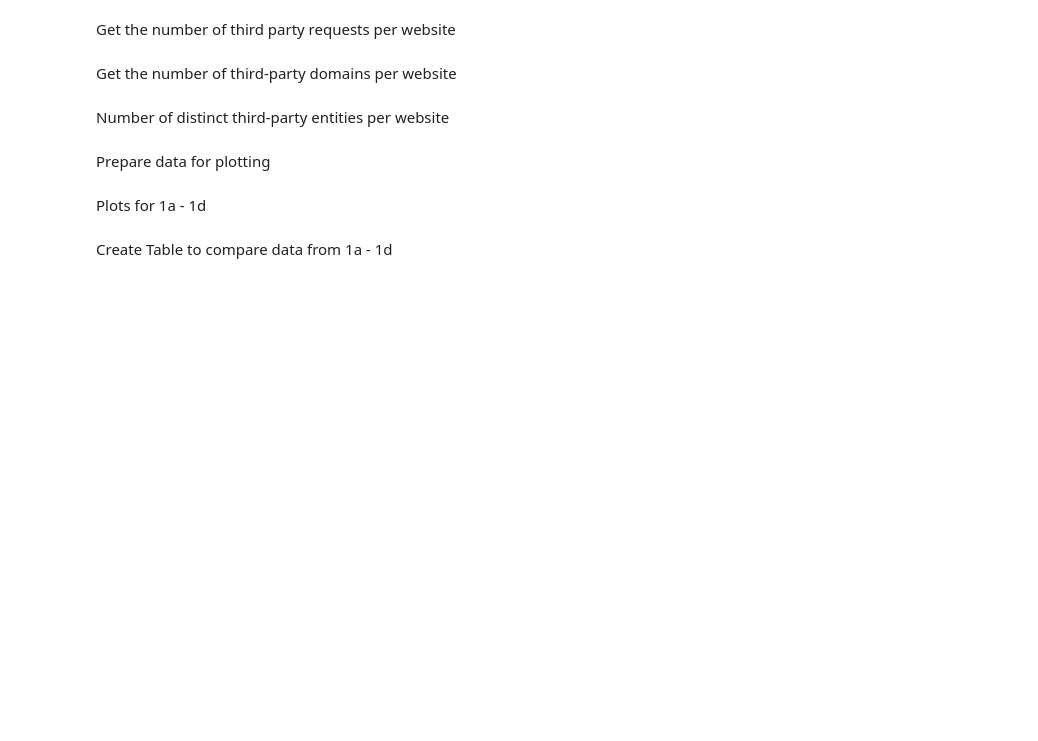
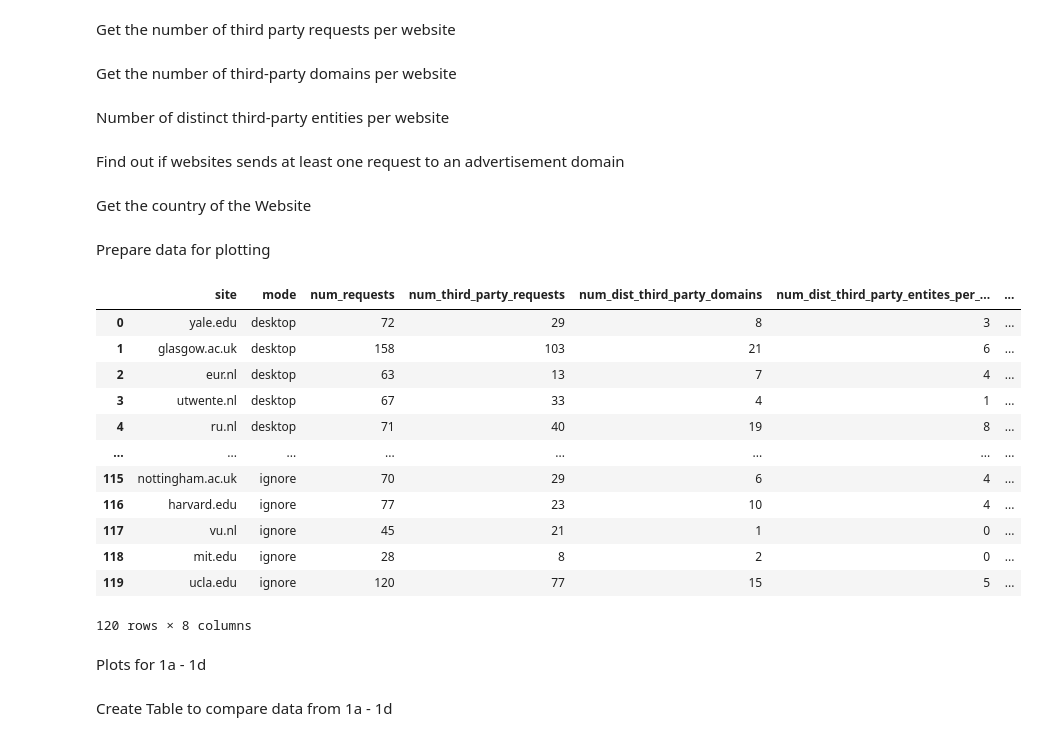
Before and after one commit to erikaw1644/OnlineTrackingAssignment2, a Jupyter notebook: crawler_src/crawler_analysis.ipynb, the cells around one changed output. Saved outputs shown, nothing was run; the diff lists cells and outputs as text; code cells hidden in the pictures; blank space fills up the shorter version.

```diff
--- a/crawler_src/crawler_analysis.ipynb
+++ b/crawler_src/crawler_analysis.ipynb
@@ -82,3 +81,5 @@ def get_third_party_entities(domains, map):
 
 def get_number_of_distict_third_party_entities_per_website(third_party_entities):
     return len(third_party_entities)
+# %% [markdown]
+Find out if websites sends at least one request to an advertisement domain
@@ -84,0 +109,2 @@ def get_number_of_distict_third_party_entities_per_website(third_party_entities)
+# %% [markdown]
+Get the country of the Website
@@ -87,32 +118,49 @@ Prepare data for plotting
 # %%
 # Final page URL after redirects: first main document response that is not a redirect (3xx)
 def get_page_url(har):
     for entry in har['log']['entries']:
         status = entry['response']['status']
         if entry.get('_resourceType') == 'document' and status > 0 and not (300 <= status < 400):
             return entry['request']['url']
     return None
 
 rows = []
 for crawl in hars:
     for site in hars[crawl]:
         har = hars[crawl][site]
         page_url = get_page_url(har)
         valid_entries = get_valid_entries(har)
         third_party_domains = get_third_party_domains(valid_entries, page_url)
         third_party_entities = get_third_party_entities(third_party_domains, domain_to_entity)
 
         rows.append({
             "site": site,
             "mode": crawl,
             "num_requests": get_number_of_valid_entries(valid_entries),
             "num_third_party_requests": getNumThirdPartyRequests(valid_entries, page_url),
             "num_dist_third_party_domains": number_of_distinct_third_party_domains(third_party_domains),
             "num_dist_third_party_entites_per_website": get_number_of_distict_third_party_entities_per_website(third_party_entities),
+            "contacts_advertising": has_website_send_request(valid_entries, "Advertising"),
+            "contacts_analytics":   has_website_send_request(valid_entries, "Analytics"),
+            "country": domain_to_country[site]
         })
 
 df = pd.DataFrame(rows)
 df
+# %% [output]
+|  | site | mode | num_requests | num_third_party_requests | num_dist_third_party_domains | num_dist_third_party_entites_per_... | ... |
+| 0 | yale.edu | desktop | 72 | 29 | 8 | 3 | ... |
+| 1 | glasgow.ac.uk | desktop | 158 | 103 | 21 | 6 | ... |
+| 2 | eur.nl | desktop | 63 | 13 | 7 | 4 | ... |
+| 3 | utwente.nl | desktop | 67 | 33 | 4 | 1 | ... |
+| 4 | ru.nl | desktop | 71 | 40 | 19 | 8 | ... |
+| ... | ... | ... | ... | ... | ... | ... | ... |
+| 115 | nottingham.ac.uk | ignore | 70 | 29 | 6 | 4 | ... |
+| 116 | harvard.edu | ignore | 77 | 23 | 10 | 4 | ... |
+| 117 | vu.nl | ignore | 45 | 21 | 1 | 0 | ... |
+| 118 | mit.edu | ignore | 28 | 8 | 2 | 0 | ... |
+| 119 | ucla.edu | ignore | 120 | 77 | 15 | 5 | ... |
+120 rows × 8 columns
 # %% [markdown]
 Plots for 1a - 1d
 # %%
```
Also changed, not shown: parts of 15 cells of this notebook.
